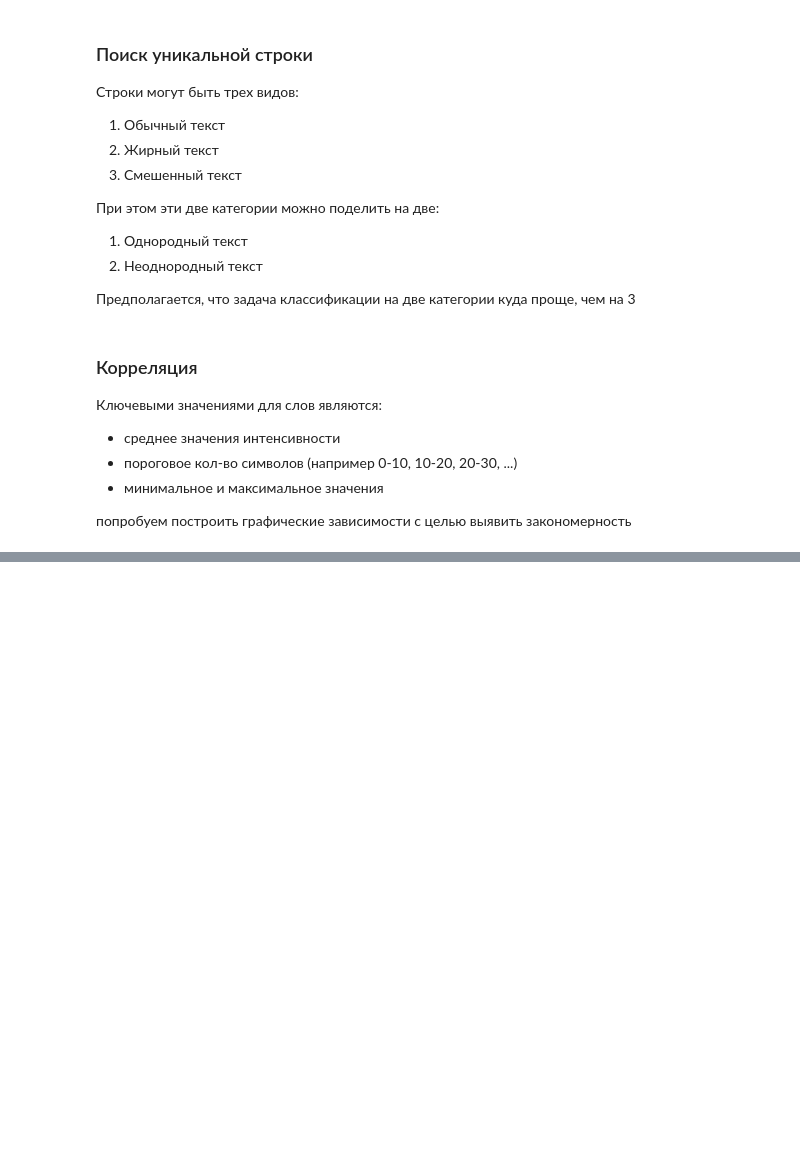
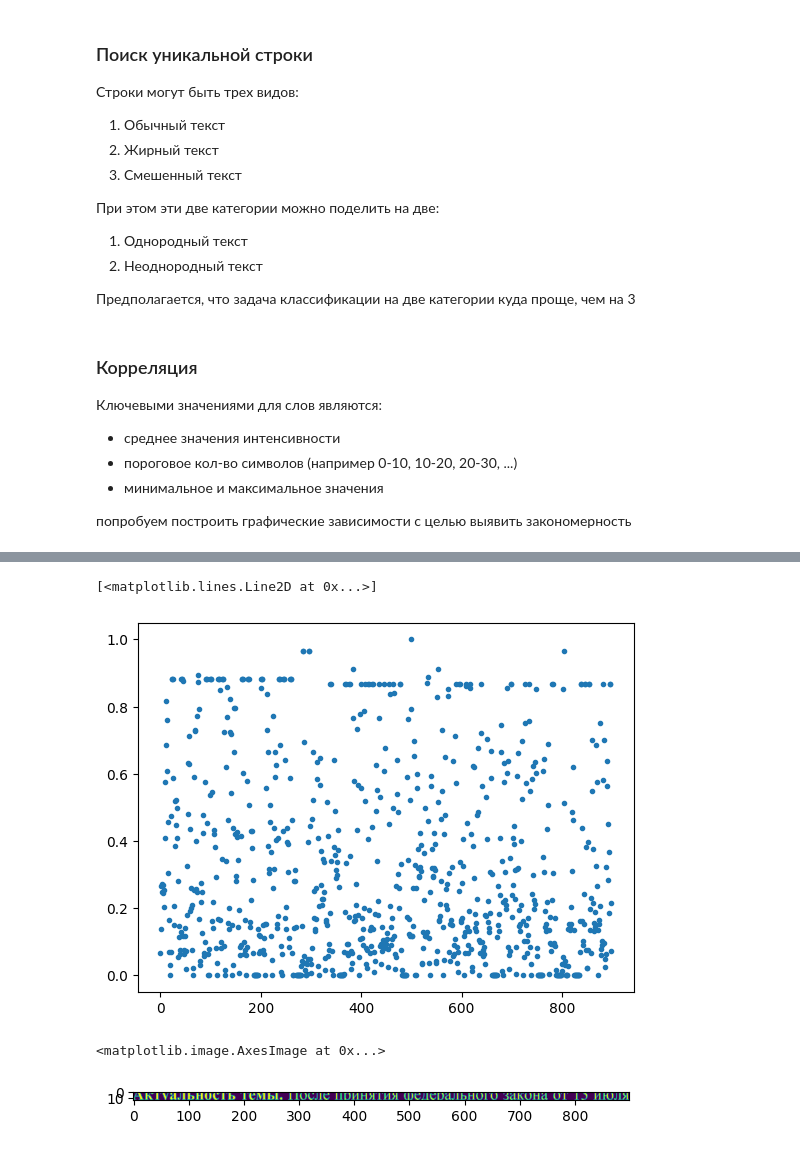
Before and after one commit to Dann38/classification_bold, a Jupyter notebook: scripts/prototype.ipynb, the cells around one changed output, grey strips where cells are left out. Saved outputs shown, nothing was run; the diff lists cells and outputs as text; code cells hidden in the pictures; blank space fills up the shorter version.

```diff
--- a/scripts/prototype.ipynb
+++ b/scripts/prototype.ipynb
@@ -235,0 +227,13 @@ cv2.waitKey(0)
+# %%
+y0 = img[6:21,:].sum(1)
+y1 = img[6:21,:].sum(0)
+y1 = y1/(len(y0)*255)
+plt.plot(y1, ".")
+# %% [output]
+[<matplotlib.lines.Line2D at 0x...>]
+[figure, added]
+# %%
+plt.imshow(img[6:21,:])
+# %% [output]
+<matplotlib.image.AxesImage at 0x...>
+[figure, added]
```
Also changed, not shown: parts of 28 cells of this notebook, 7 other files.
